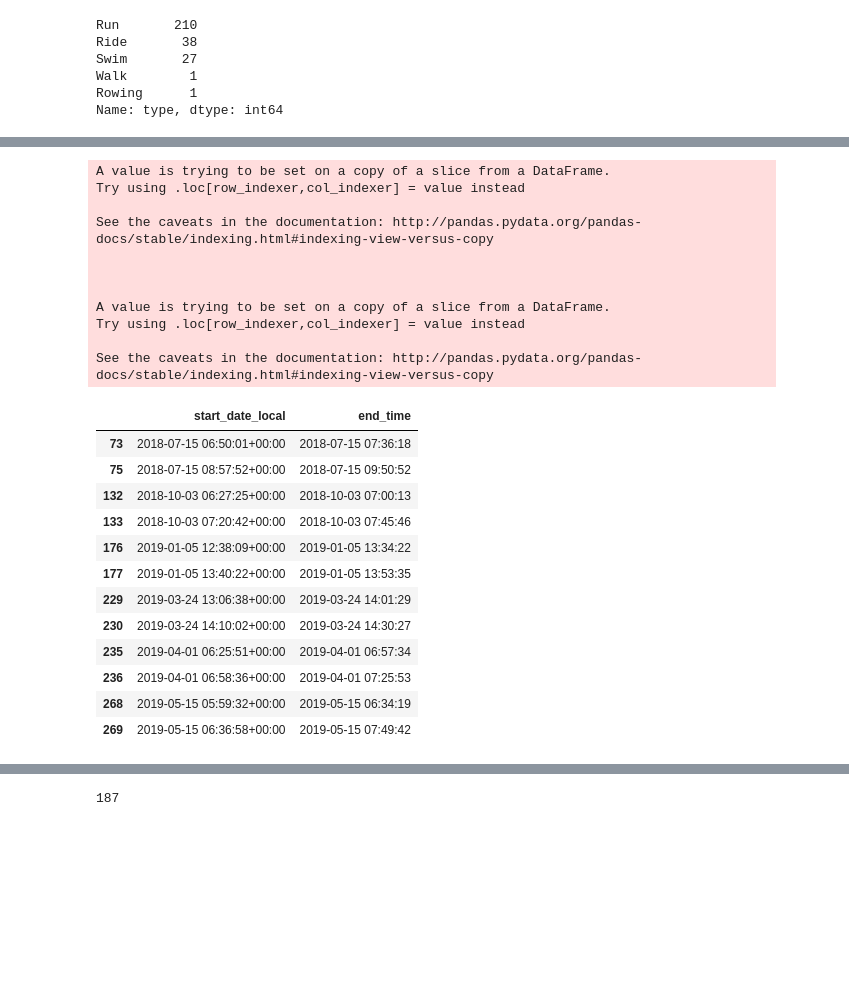
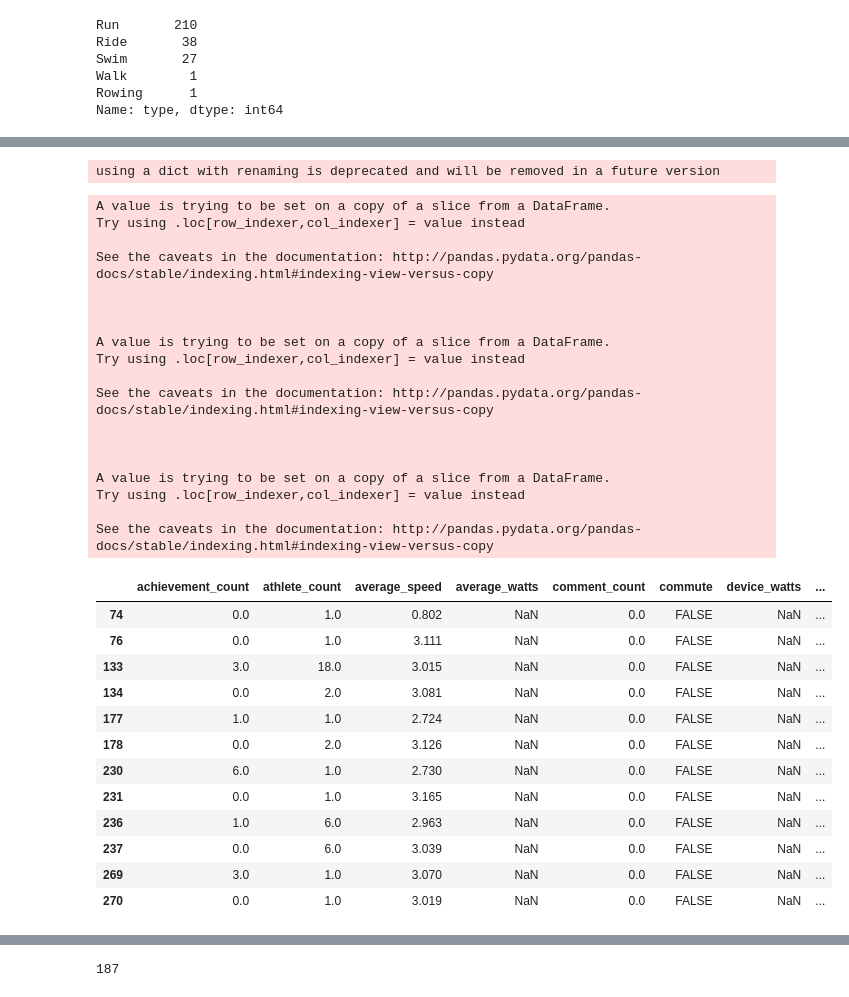
Before and after one commit to irickman/WHOOP-Strava-data, a Jupyter notebook: Data Exploration.ipynb, the cells around one changed output, grey strips where cells are left out. Cells and saved outputs as stored; diff of their text form; code cells hidden in the pictures; blank space fills up the shorter version.

```diff
--- a/Data Exploration.ipynb
+++ b/Data Exploration.ipynb
@@ -85,36 +89,81 @@ strava[strava.type=='Run'].describe()
+# %%
+## creating group by variables
+strava['week']=pd.to_datetime(strava.date_string).dt.strftime("%Y-%W")
+strava['month']=pd.to_datetime(strava.date_string).dt.strftime("%Y-%m")
+agg_month=strava[strava.type=='Run'].sort_values('date_string').groupby('month',group_keys=False).agg({
+    "miles":{'miles_last_month':'sum'},
+    'moving_minutes':{'minutes_last_month':'sum'}}).shift(1)
+agg_month.columns=agg_month.columns.droplevel()
+agg_month['avg_mph_last_month']=agg_month.miles_last_month/(agg_month.minutes_last_month/60.0)
+agg_month.drop(['minutes_last_month'],axis=1,inplace=True)
+agg_week=strava[strava.type=='Run'].sort_values('date_string').groupby('week',group_keys=False).agg({
+    "miles":{'miles_last_week':'sum'},
+    'moving_minutes':{'minutes_last_week':'sum'}}).shift(1)
+agg_week.columns=agg_week.columns.droplevel()
+agg_week['avg_mph_last_week']=agg_week.miles_last_week/(agg_week.minutes_last_week/60.0)
+agg_week.drop(['minutes_last_week'],axis=1,inplace=True)
+strava_agg=strava.merge(
+    agg_month,how='left',left_on='month',right_index=True).merge(
+    agg_week,how='left',left_on='week',right_index=True)
+
+## going to fill the mph variables with the previous mph when applicable, but will fill with 0 since i'm creating a difference variable
+## going to fill the miles variables with 1 since i'm doing % based off it
+strava_agg[strava_agg.miles_last_week.isnull()]
+strava_agg[['avg_mph_last_week','avg_mph_last_month']]=strava_agg[['avg_mph_last_week','avg_mph_last_month']].fillna(method='ffill')
+strava_agg[['avg_mph_last_week','avg_mph_last_month']]=strava_agg[['avg_mph_last_week','avg_mph_last_month']].fillna(0)
+strava_agg[['miles_last_week','miles_last_month']]=strava_agg[['miles_last_week','miles_last_month']].fillna(1)
+strava_agg.drop(['week','month'],axis=1,inplace=True)
+
+## creating the values for run as % of total miles for week and month
+strava_agg['miles_pct_last_week']=strava_agg.miles/strava_agg.miles_last_week
+strava_agg['miles_pct_last_month']=strava_agg.miles/strava_agg.miles_last_month
+
+## creating the values for run speed difference from avg mph for week and month
+strava_agg['mph_diff_last_week']=strava_agg.avg_mph - strava_agg.avg_mph_last_week
+strava_agg['mph_diff_last_month']=strava_agg.avg_mph - strava_agg.avg_mph_last_month
+# %% [output]
+using a dict with renaming is deprecated and will be removed in a future version
 # %%
 ## since there are some times where i accidentally stored a run as two separate activities,
 ## trying to find them to see if it's worth it to join them
-strava['multi_act']=strava.groupby('date_string').id.transform(len)>1
-strava['multi_run']=strava.groupby(['date_string','type']).id.transform(len)>1
-multi_runs=strava[(strava.multi_run)&(strava.type=='Run')]
+strava_agg['multi_act']=strava_agg.groupby('date_string').id.transform(len)>1
+strava_agg['multi_run']=strava_agg.groupby(['date_string','type']).id.transform(len)>1
+multi_runs=strava_agg[(strava_agg.multi_run)&(strava_agg.type=='Run')]
 multi_runs['start_date_time']=pd.to_datetime(multi_runs.start_date_local)
 # multi_runs['end_time']=multi_runs.start_date_local+multi_runs.elapsed_time/60.0
 # multi_runs.end_time
 multi_runs['end_time']=multi_runs.start_date_time + pd.to_timedelta(multi_runs.elapsed_time,unit='s')
-multi_runs[['start_date_local','end_time']]
+multi_runs['last_time']=multi_runs.end_time.shift(1)
+multi_runs
 # %% [output]
 A value is trying to be set on a copy of a slice from a DataFrame.
 Try using .loc[row_indexer,col_indexer] = value instead
 
 See the caveats in the documentation: http://pandas.pydata.org/pandas-docs/stable/indexing.html#indexing-view-versus-copy
 
 
 
 A value is trying to be set on a copy of a slice from a DataFrame.
 Try using .loc[row_indexer,col_indexer] = value instead
 
 See the caveats in the documentation: http://pandas.pydata.org/pandas-docs/stable/indexing.html#indexing-view-versus-copy
+
+
+
+A value is trying to be set on a copy of a slice from a DataFrame.
+Try using .loc[row_indexer,col_indexer] = value instead
+
+See the caveats in the documentation: http://pandas.pydata.org/pandas-docs/stable/indexing.html#indexing-view-versus-copy
-|  | start_date_local | end_time |
-| 73 | 2018-07-15 06:50:01+00:00 | 2018-07-15 07:36:18 |
-| 75 | 2018-07-15 08:57:52+00:00 | 2018-07-15 09:50:52 |
-| 132 | 2018-10-03 06:27:25+00:00 | 2018-10-03 07:00:13 |
-| 133 | 2018-10-03 07:20:42+00:00 | 2018-10-03 07:45:46 |
-| 176 | 2019-01-05 12:38:09+00:00 | 2019-01-05 13:34:22 |
-| 177 | 2019-01-05 13:40:22+00:00 | 2019-01-05 13:53:35 |
-| 229 | 2019-03-24 13:06:38+00:00 | 2019-03-24 14:01:29 |
-| 230 | 2019-03-24 14:10:02+00:00 | 2019-03-24 14:30:27 |
-| 235 | 2019-04-01 06:25:51+00:00 | 2019-04-01 06:57:34 |
-| 236 | 2019-04-01 06:58:36+00:00 | 2019-04-01 07:25:53 |
-| 268 | 2019-05-15 05:59:32+00:00 | 2019-05-15 06:34:19 |
-| 269 | 2019-05-15 06:36:58+00:00 | 2019-05-15 07:49:42 |
+|  | achievement_count | athlete_count | average_speed | average_watts | comment_count | commute | device_watts | ... |
+| 74 | 0.0 | 1.0 | 0.802 | NaN | 0.0 | FALSE | NaN | ... |
+| 76 | 0.0 | 1.0 | 3.111 | NaN | 0.0 | FALSE | NaN | ... |
+| 133 | 3.0 | 18.0 | 3.015 | NaN | 0.0 | FALSE | NaN | ... |
+| 134 | 0.0 | 2.0 | 3.081 | NaN | 0.0 | FALSE | NaN | ... |
+| 177 | 1.0 | 1.0 | 2.724 | NaN | 0.0 | FALSE | NaN | ... |
+| 178 | 0.0 | 2.0 | 3.126 | NaN | 0.0 | FALSE | NaN | ... |
+| 230 | 6.0 | 1.0 | 2.730 | NaN | 0.0 | FALSE | NaN | ... |
+| 231 | 0.0 | 1.0 | 3.165 | NaN | 0.0 | FALSE | NaN | ... |
+| 236 | 1.0 | 6.0 | 2.963 | NaN | 0.0 | FALSE | NaN | ... |
+| 237 | 0.0 | 6.0 | 3.039 | NaN | 0.0 | FALSE | NaN | ... |
+| 269 | 3.0 | 1.0 | 3.070 | NaN | 0.0 | FALSE | NaN | ... |
+| 270 | 0.0 | 1.0 | 3.019 | NaN | 0.0 | FALSE | NaN | ... |
```
Also changed, not shown: parts of 43 cells of this notebook, 2 other files.
